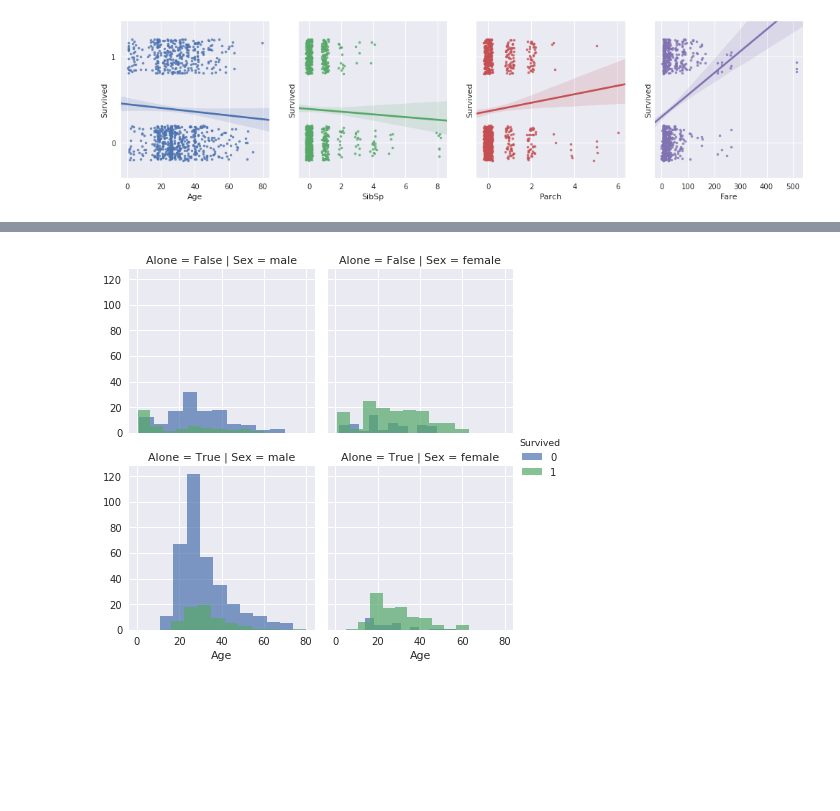
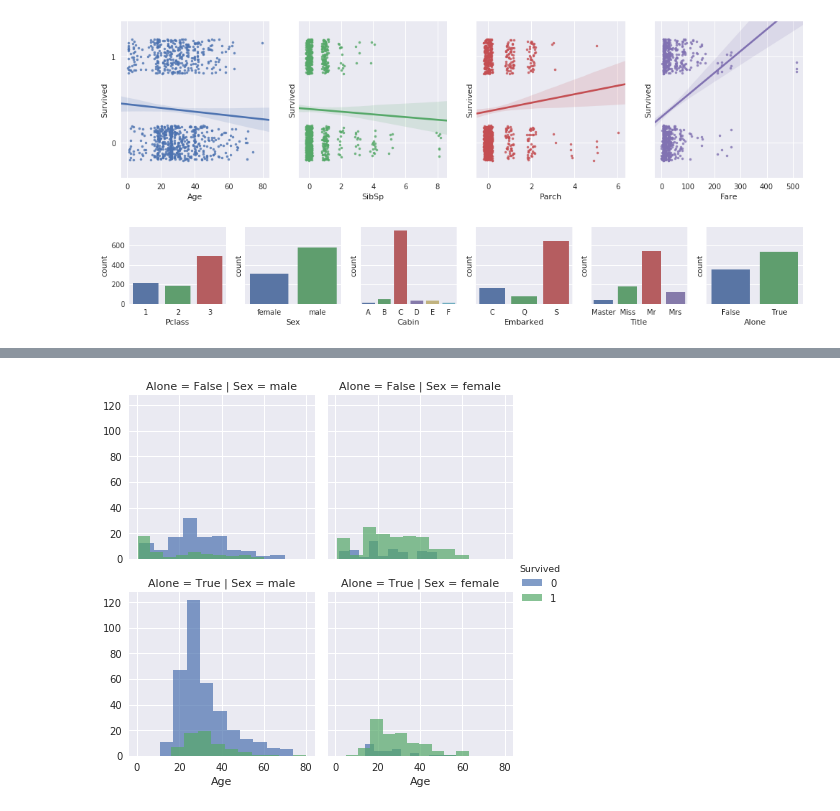
Before and after one commit to angelmtenor/data-science-keras, a Jupyter notebook: titanic.ipynb, the cells around one changed output, grey strips where cells are left out. Cells and saved outputs as stored; diff of their text form; code cells hidden in the pictures; blank space fills up the shorter version.

Commit message:
feat: Add new plots for categorical features

```diff
--- a/titanic.ipynb
+++ b/titanic.ipynb
@@ -177,6 +177,11 @@ plt.yticks([0,1]);
 # helper.show_target_vs_numerical(df_3sigma, target, numerical, jitter=0.2)
 # %% [output]
 [figure]
+# %%
+# Categorical features
+helper.show_categorical(df, categorical, target=target, sharey=True)
+# %% [output]
+[figure, added]
 # %%
 # Target vs Categorical features
 helper.show_target_vs_categorical(df, target, categorical)
```
Also changed, not shown: parts of 5 cells of this notebook, 2 other files.
